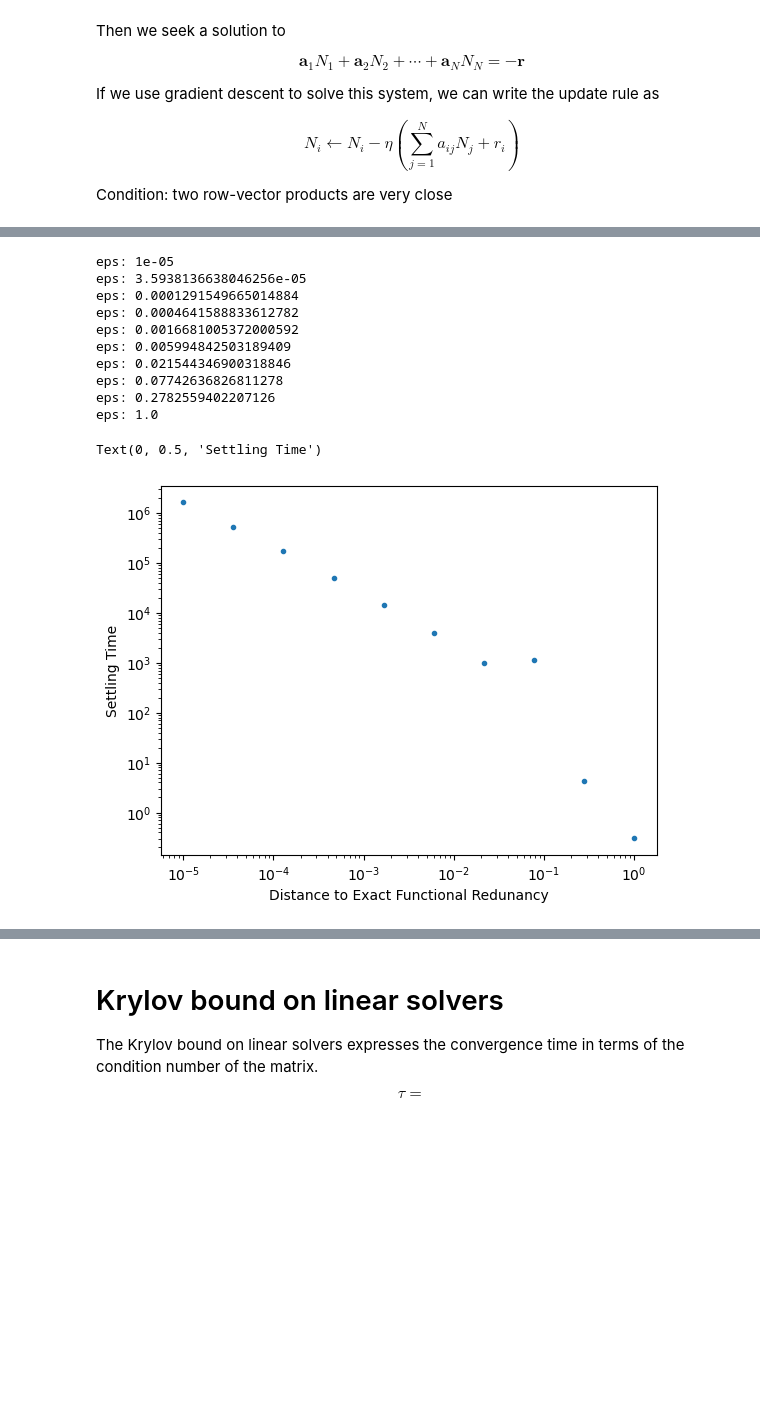
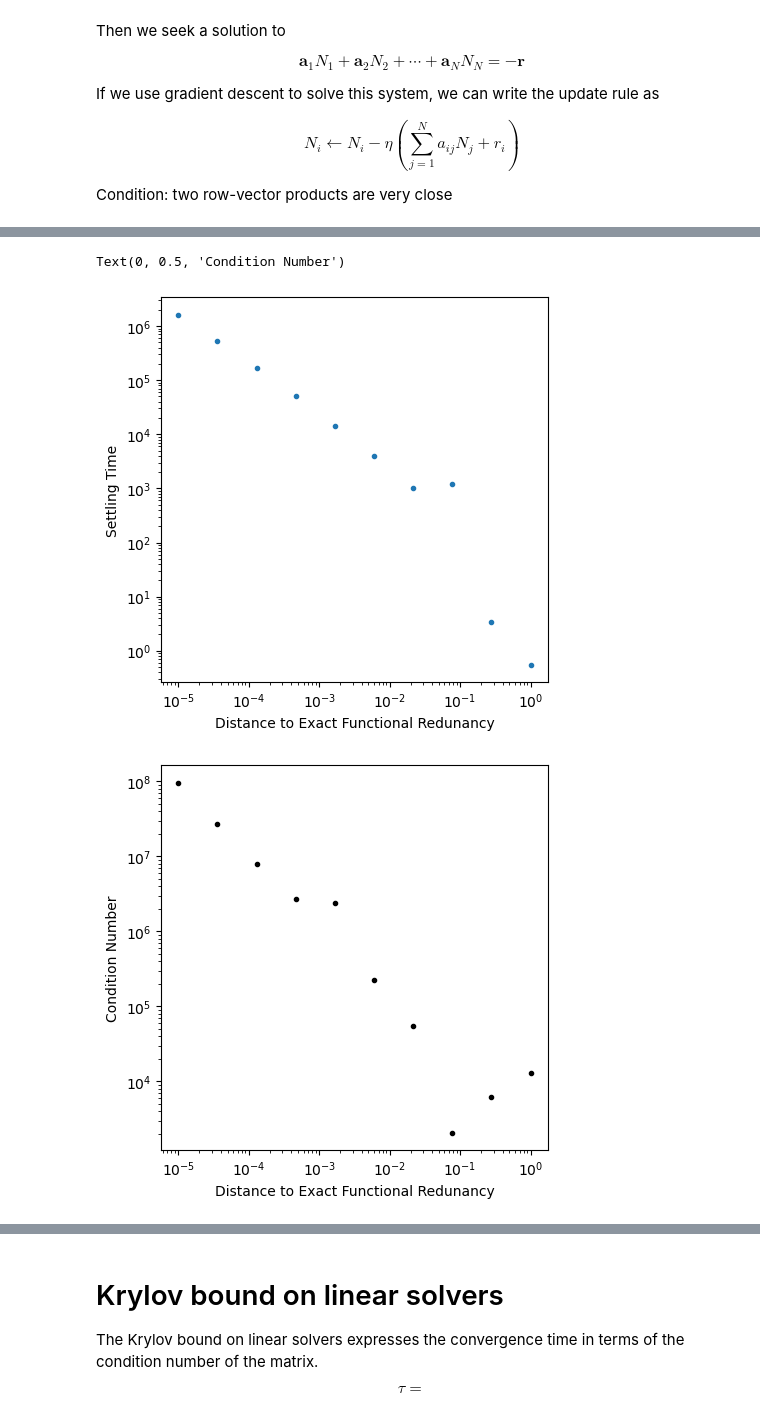
Before and after one commit to williamgilpin/illotka, a Jupyter notebook: demos.ipynb, the cells around one changed output, grey strips where cells are left out. Drawn from its saved outputs; the diff is of its cells as text; code cells hidden in the pictures; blank space fills up the shorter version.

```diff
--- a/demos.ipynb
+++ b/demos.ipynb
@@ -414,3 +347,12 @@ plt.imshow(eq.A);
 ## Now, let's scale up
 
 Instead of imposing a specific functional redundancy, we'll sample from a distribution of functional redundancies by sampling $P$ from a family of low-rank matrices.
+# %%
+tmax = 1e8
+n_val = 200
+
+ic = np.random.uniform(size=n_val)
+eq = RandomLotkaVolterra(n_species=200, eps=1e-3)
+t, y = eq.integrate(tmax, ic)
+plt.semilogx(t, y);
+plt.xlim(1e-3, None)
@@ -515,32 +468,30 @@ Condition: two row-vector products are very close
 # %%
 tmax = 1e8
 
 n_val = 200
 ic = np.random.uniform(size=n_val)
 settling_times = []
 eps_vals = np.logspace(-5, 0, 10)
 condition_numbers = []
 for eps in eps_vals:
     print(f"eps: {eps}")
     eq = RandomLotkaVolterra(n_val, random_state=0, eps=eps,  sigma=2.0, d=4.5, kfrac=0.2, connectivity=0.05)
     t, y = eq.integrate(tmax, ic)
     tind = compute_settling_time(y)
     settling_times.append(t[tind])
     condition_numbers.append(np.linalg.cond(eq.A))
 
+
+plt.figure(figsize=(5, 5))
 plt.loglog(eps_vals, settling_times, '.')
 plt.xlabel("Distance to Exact Functional Redunancy")
 plt.ylabel("Settling Time")
+
+plt.figure(figsize=(5, 5))
+plt.loglog(eps_vals, condition_numbers, '.k')
+plt.xlabel("Distance to Exact Functional Redunancy")
+plt.ylabel("Condition Number")
 # %% [output]
-eps: 1e-05
-eps: 3.5938136638046256e-05
-eps: 0.0001291549665014884
-eps: 0.0004641588833612782
-eps: 0.0016681005372000592
-eps: 0.005994842503189409
-eps: 0.021544346900318846
-eps: 0.07742636826811278
-eps: 0.2782559402207126
-eps: 1.0
+Text(0, 0.5, 'Condition Number')
-Text(0, 0.5, 'Settling Time')
-[figure, old version]
+[figure, new version]
+[figure, added]
```
Also changed, not shown: parts of 27 cells of this notebook, 2 other files.
